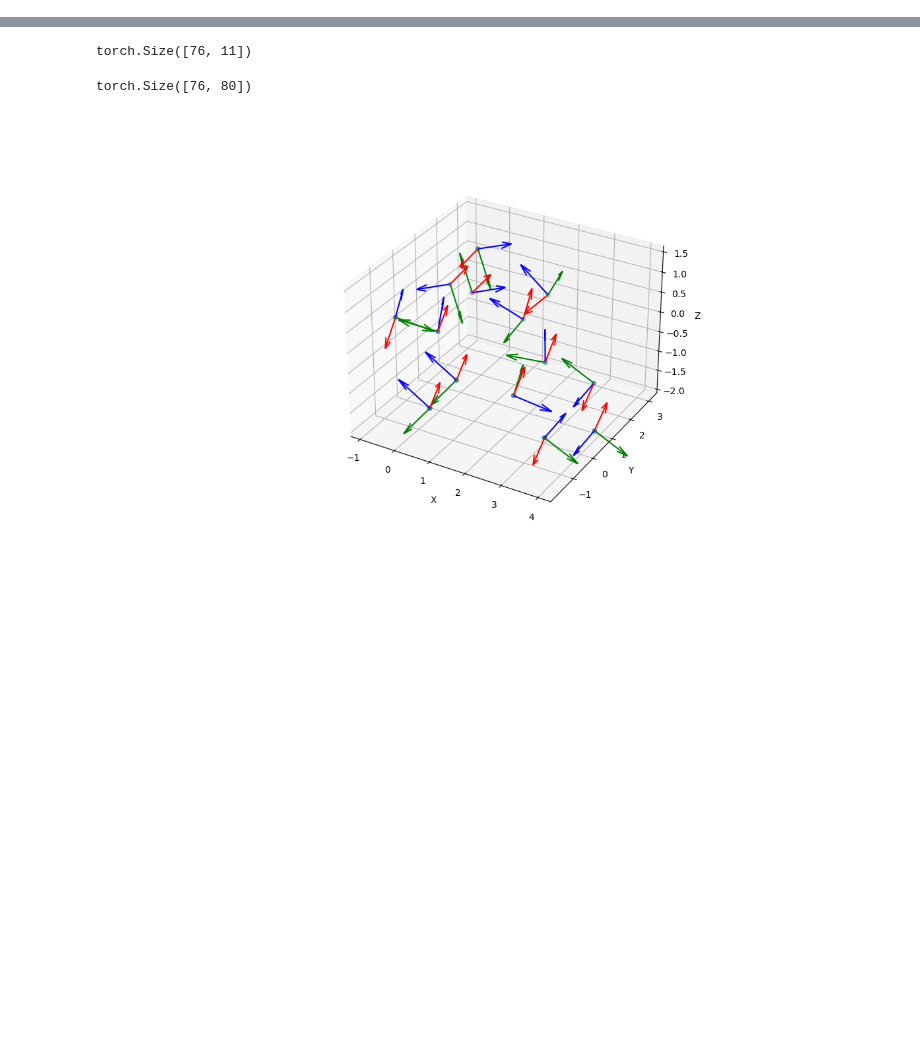
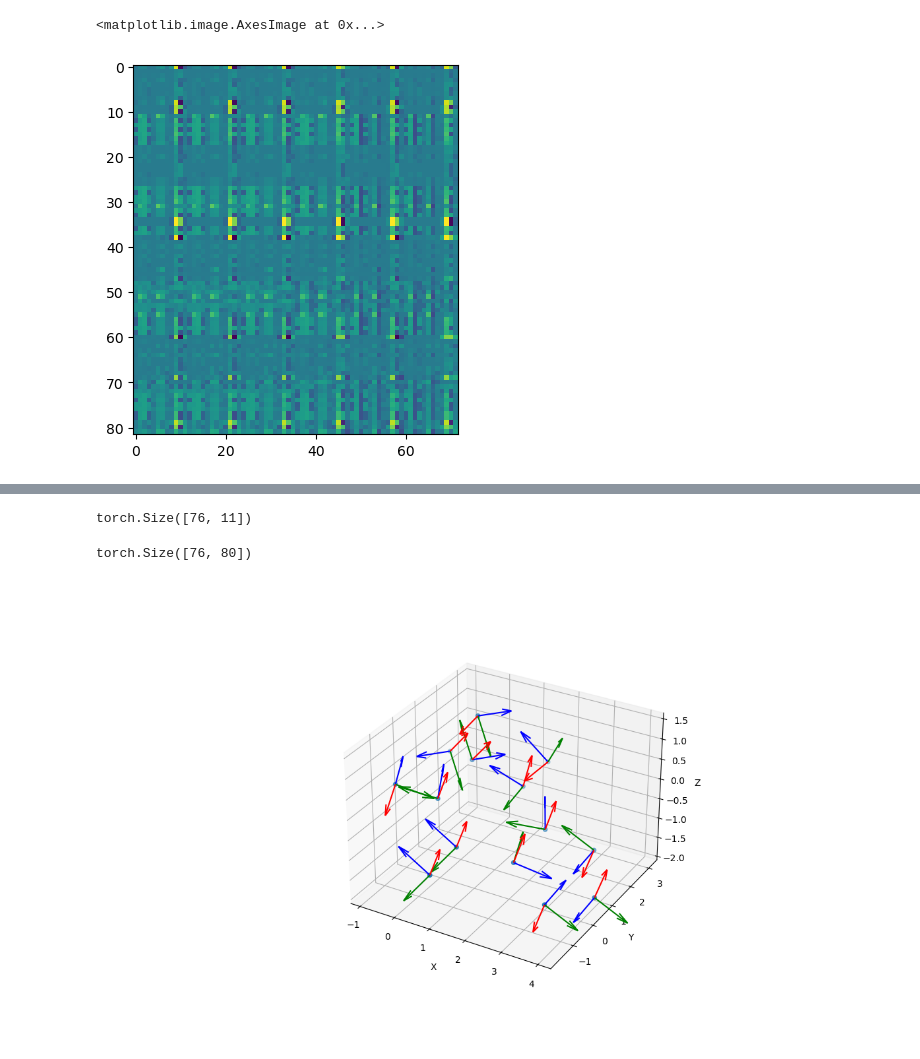
Before and after one commit to nhat-vo/Graph-LRF, a Jupyter notebook: main.ipynb, the cells around one changed output, grey strips where cells are left out. Cells and saved outputs as stored; diff of their text form; code cells hidden in the pictures; blank space fills up the shorter version.

```diff
--- a/main.ipynb
+++ b/main.ipynb
@@ -79,0 +112,5 @@ torch.Size([76, 91])
+# %%
+plt.imshow(rops)
+# %% [output]
+<matplotlib.image.AxesImage at 0x...>
+[figure, added]
```
Also changed, not shown: parts of 14 cells of this notebook, 6 other files.
